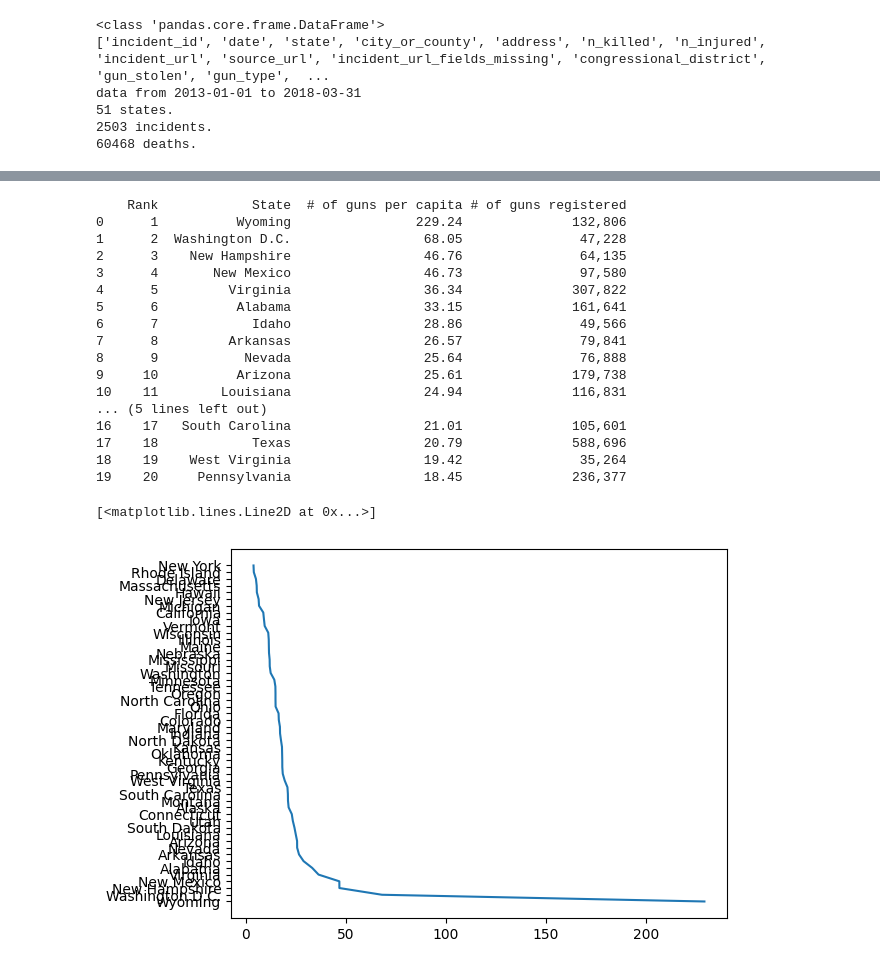
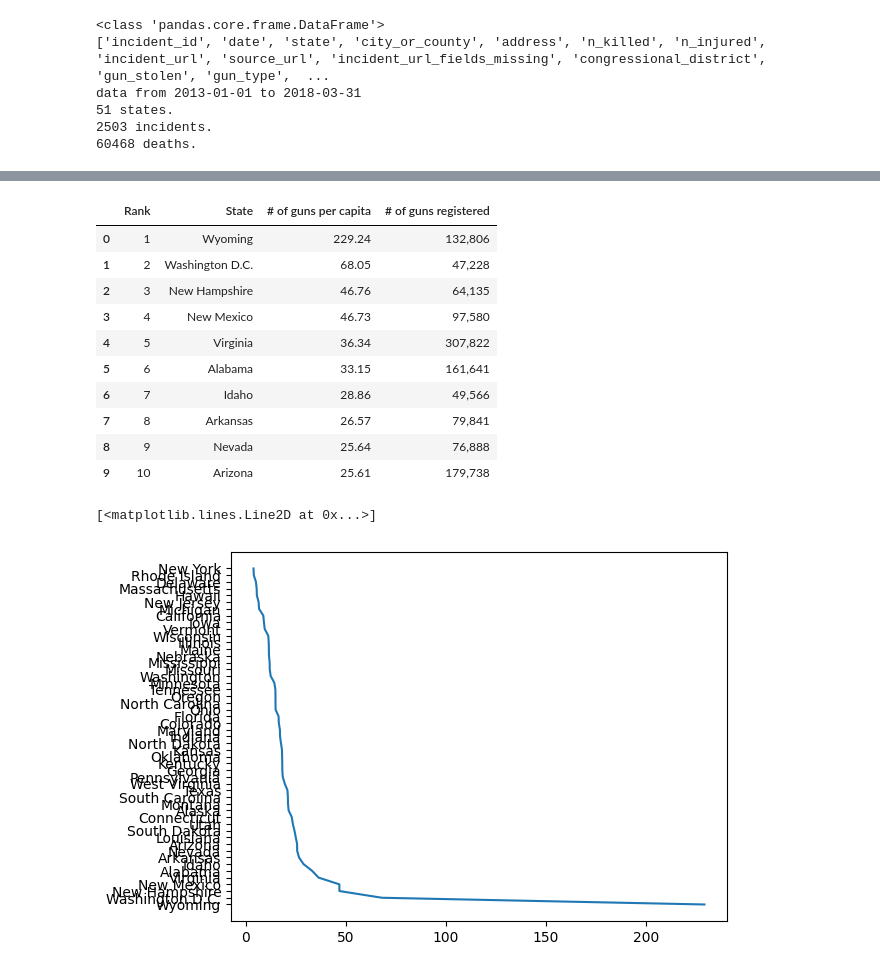
Before and after one commit to usefulmove/code, a Jupyter notebook: guns/guns.ipynb, the cells around one changed output, grey strips where cells are left out. Saved outputs shown, nothing was run; the diff lists cells and outputs as text; code cells hidden in the pictures.

```diff
--- a/guns/guns.ipynb
+++ b/guns/guns.ipynb
@@ -56,28 +59,23 @@ Name: latitude, dtype: float64
 # %%
 # calculate per capita data and plot versus latitude
 
 gpc = pd.read_csv('/content/gdrive/MyDrive/data/raw-thoughtco-guns-per-capita-by-state.tsv', delimiter="\t")
 
-print(gpc.head(20))
-
-plt.plot(gpc['# of guns per capita'], gpc['State'])
+display(gpc.head(10))
 # %% [output]
-    Rank            State  # of guns per capita # of guns registered
-0      1          Wyoming                229.24              132,806
-1      2  Washington D.C.                 68.05               47,228
-2      3    New Hampshire                 46.76               64,135
-3      4       New Mexico                 46.73               97,580
-4      5         Virginia                 36.34              307,822
-5      6          Alabama                 33.15              161,641
-6      7            Idaho                 28.86               49,566
-7      8         Arkansas                 26.57               79,841
-8      9           Nevada                 25.64               76,888
-9     10          Arizona                 25.61              179,738
-10    11        Louisiana                 24.94              116,831
-... (5 lines left out)
-16    17   South Carolina                 21.01              105,601
-17    18            Texas                 20.79              588,696
-18    19    West Virginia                 19.42               35,264
-19    20     Pennsylvania                 18.45              236,377
-[<matplotlib.lines.Line2D at 0x...>]
-[figure, removed]
+|  | Rank | State | # of guns per capita | # of guns registered |
+| 0 | 1 | Wyoming | 229.24 | 132,806 |
+| 1 | 2 | Washington D.C. | 68.05 | 47,228 |
+| 2 | 3 | New Hampshire | 46.76 | 64,135 |
+| 3 | 4 | New Mexico | 46.73 | 97,580 |
+| 4 | 5 | Virginia | 36.34 | 307,822 |
+| 5 | 6 | Alabama | 33.15 | 161,641 |
+| 6 | 7 | Idaho | 28.86 | 49,566 |
+| 7 | 8 | Arkansas | 26.57 | 79,841 |
+| 8 | 9 | Nevada | 25.64 | 76,888 |
+| 9 | 10 | Arizona | 25.61 | 179,738 |
+# %%
+plt.plot(gpc['# of guns per capita'], gpc['State'])
+# %% [output]
+[<matplotlib.lines.Line2D at 0x...>]
+[figure, added]
```
Also changed, not shown: parts of 4 cells of this notebook.
